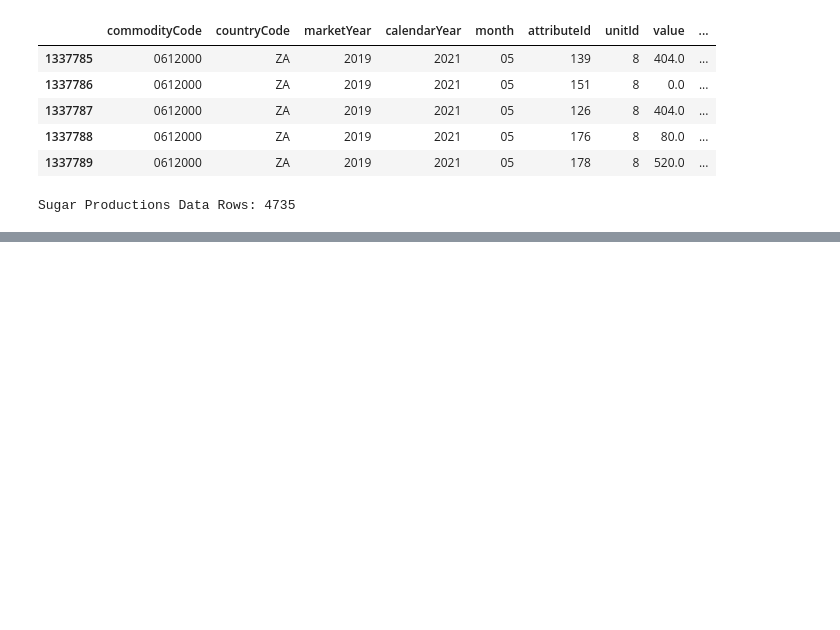
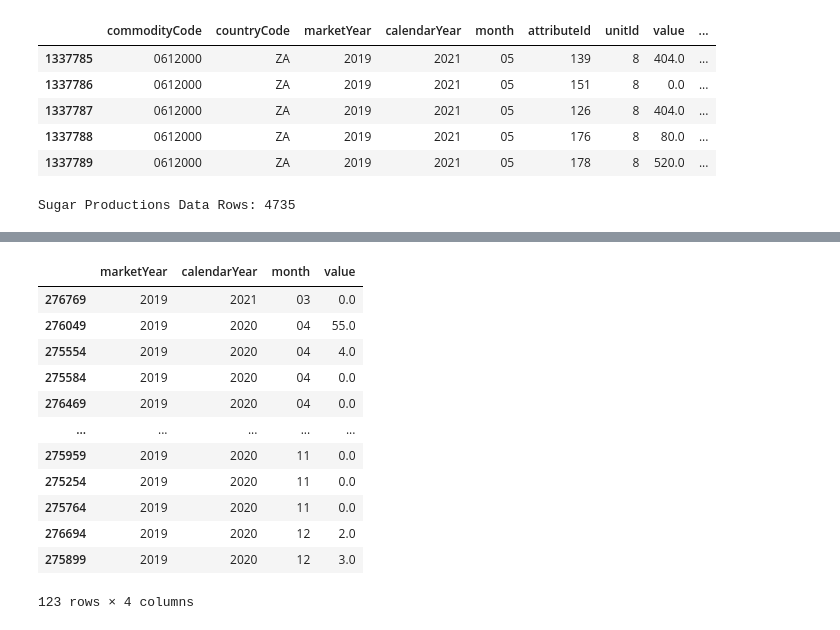
Before and after one commit to DmitriyKhodykin/AgroUS, a Jupyter notebook: notebooks/analytics.ipynb, the cells around one changed output, grey strips where cells are left out. Saved outputs shown, nothing was run; the diff lists cells and outputs as text; code cells hidden in the pictures; blank space fills up the shorter version.

```diff
--- a/notebooks/analytics.ipynb
+++ b/notebooks/analytics.ipynb
@@ -131,0 +157,16 @@ show_barplot(sugar_production, 'marketYear', 'value')
+# %%
+cotton_production[cotton_production['marketYear'] == '2019'].sort_values(['month'])
+# %% [output]
+|  | marketYear | calendarYear | month | value |
+| 276769 | 2019 | 2021 | 03 | 0.0 |
+| 276049 | 2019 | 2020 | 04 | 55.0 |
+| 275554 | 2019 | 2020 | 04 | 4.0 |
+| 275584 | 2019 | 2020 | 04 | 0.0 |
+| 276469 | 2019 | 2020 | 04 | 0.0 |
+| ... | ... | ... | ... | ... |
+| 275959 | 2019 | 2020 | 11 | 0.0 |
+| 275254 | 2019 | 2020 | 11 | 0.0 |
+| 275764 | 2019 | 2020 | 11 | 0.0 |
+| 276694 | 2019 | 2020 | 12 | 2.0 |
+| 275899 | 2019 | 2020 | 12 | 3.0 |
+123 rows × 4 columns
```
Also changed, not shown: parts of 8 cells of this notebook.
